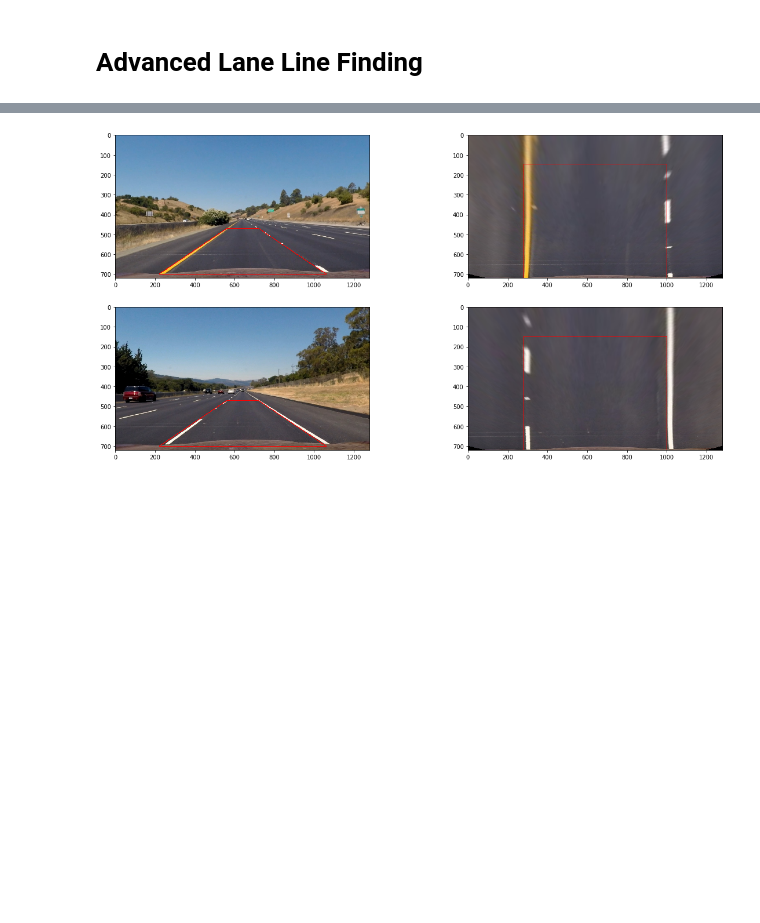
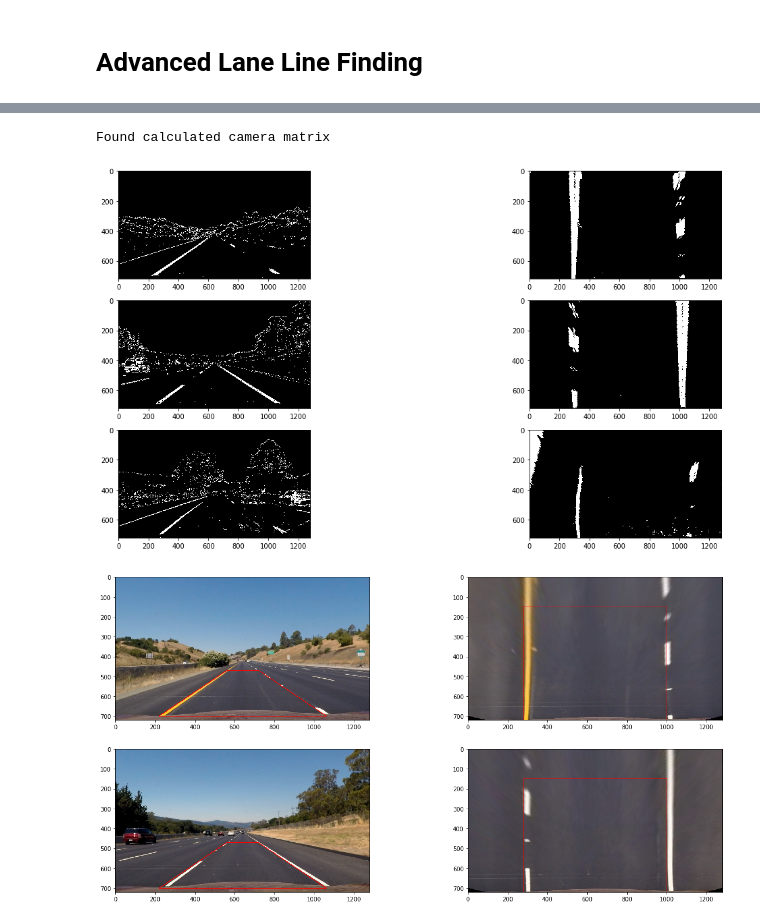
Before and after one commit to coswang1120/CarND-Advanced-Lane-Lines, a Jupyter notebook: P4.ipynb, the cells around one changed output, grey strips where cells are left out. Drawn from its saved outputs; the diff is of its cells as text; code cells hidden in the pictures; blank space fills up the shorter version.

```diff
--- a/P4.ipynb
+++ b/P4.ipynb
@@ -153,2 +191,23 @@ plot_thresholding()
+# %%
+# Test LaneFinder perspective transform
+lf = LaneFinder()
+lf.calibrate_camera()
+test_images = [
+    './test_images/straight_lines1.jpg',
+    './test_images/straight_lines2.jpg',
+    './test_images/test1.jpg',
+]
+
+f, axarr = plt.subplots(len(test_images), 2, figsize=(20, 10))
+for idx, img_path in enumerate(test_images):
+    img = cv2.imread(img_path)
+    undist = lf.undistort(img)
+    combined_binary = lf.combined_thresholding(undist)
+    warped = lf.perspective_transform(combined_binary)
+    axarr[idx][0].imshow(combined_binary, cmap='gray')
+    axarr[idx][1].imshow(warped, cmap='gray')
+# %% [output]
+Found calculated camera matrix
+[figure, added]
 # %%
 # Perspective transform
```
Also changed, not shown: parts of 8 cells of this notebook, 1 other file.
